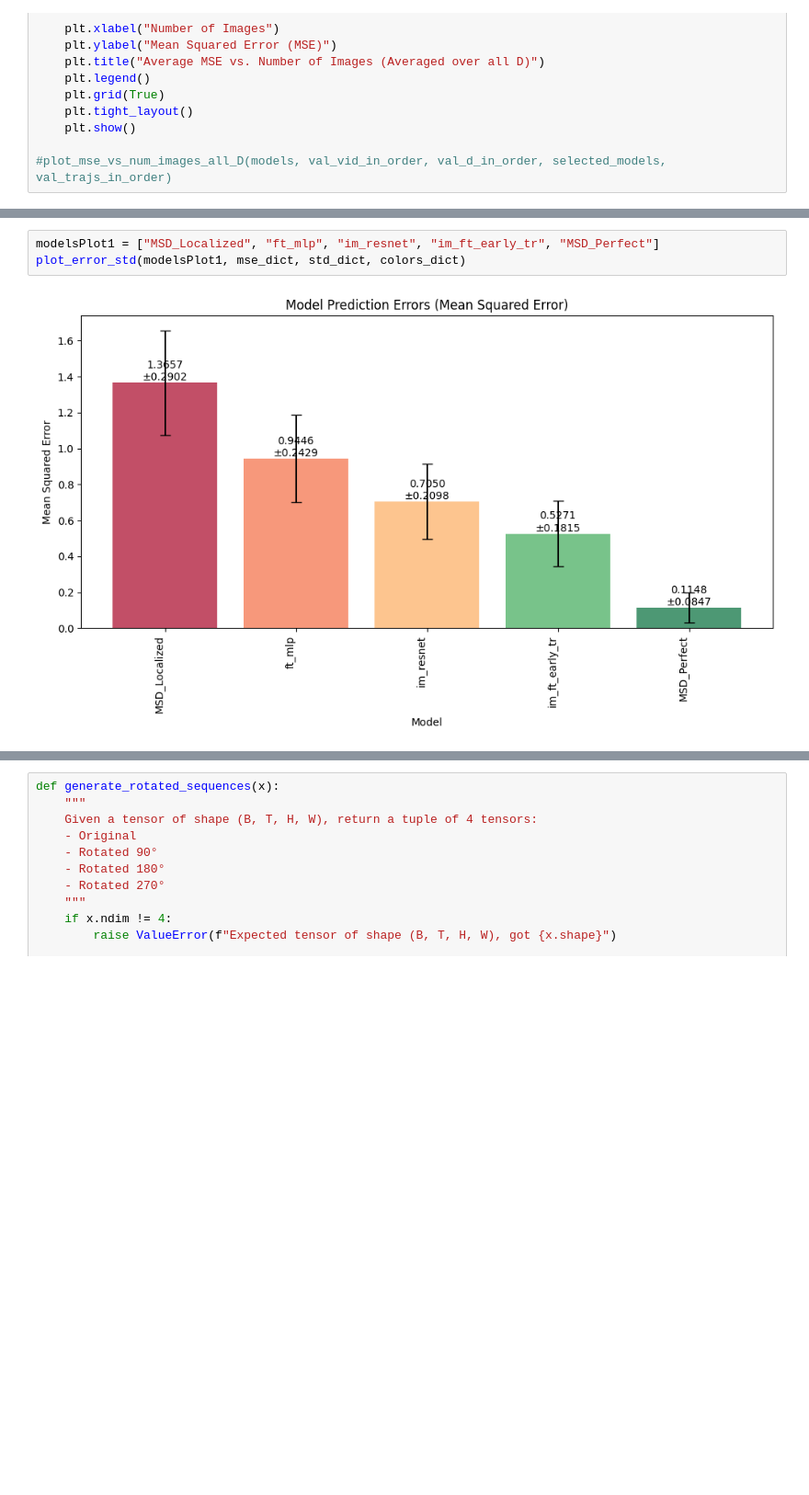
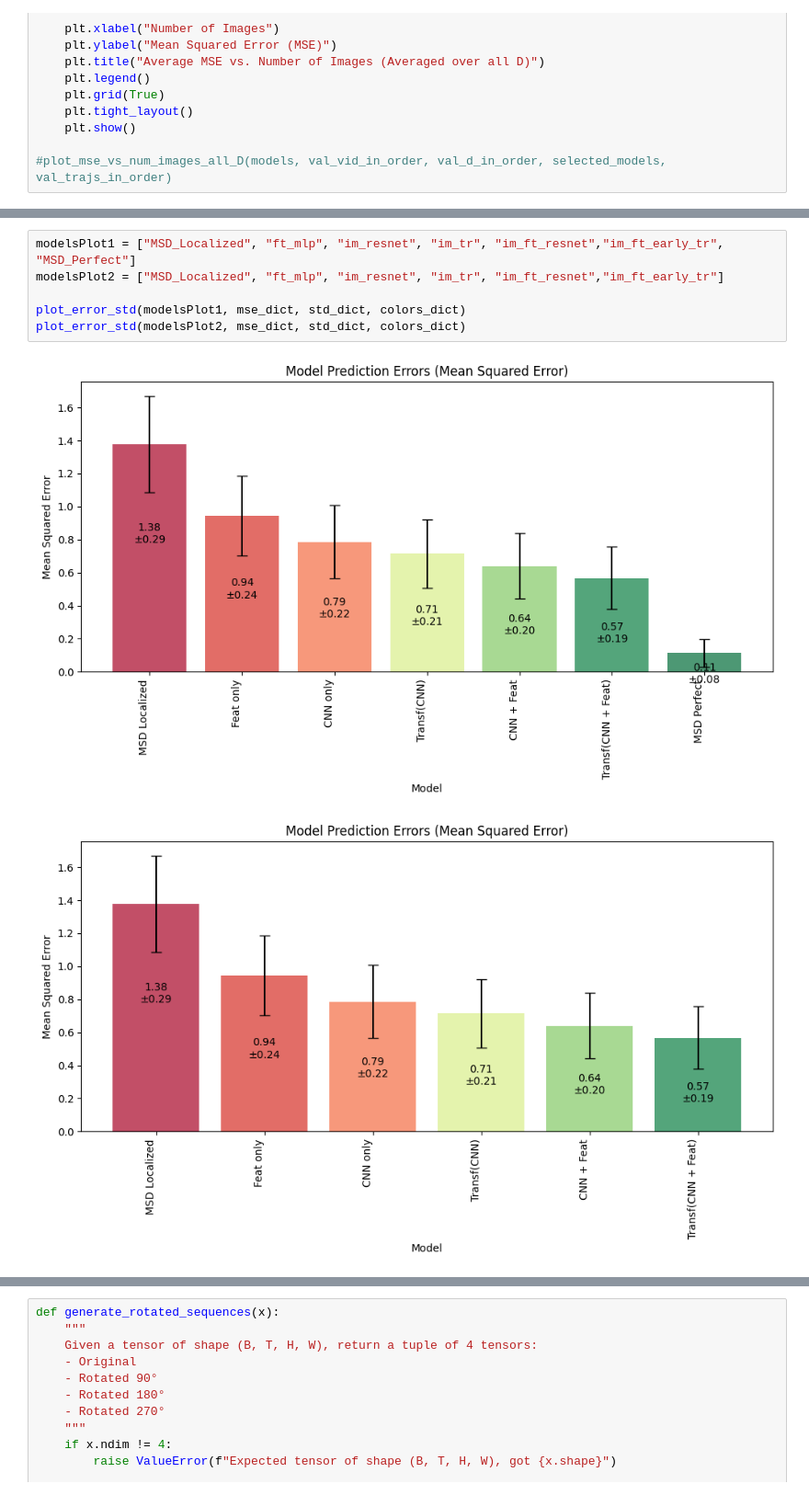
Before and after one commit to Biomedical-Imaging-Group/MolecularDiffusion_MiViT, a Jupyter notebook: train_resultsImagesFeatures.ipynb, the cells around one changed output, grey strips where cells are left out. Shown at 92% size. Saved outputs shown, nothing was run; the diff lists cells and outputs as text; blank space fills up the shorter version.

```diff
--- a/train_resultsImagesFeatures.ipynb
+++ b/train_resultsImagesFeatures.ipynb
@@ -610,5 +617,9 @@ The autoreload extension is already loaded. To reload it, use:
 # %%
-modelsPlot1 = ["MSD_Localized", "ft_mlp", "im_resnet", "im_ft_early_tr", "MSD_Perfect"]
+modelsPlot1 = ["MSD_Localized", "ft_mlp", "im_resnet", "im_tr", "im_ft_resnet","im_ft_early_tr", "MSD_Perfect"]
+modelsPlot2 = ["MSD_Localized", "ft_mlp", "im_resnet", "im_tr", "im_ft_resnet","im_ft_early_tr"]
+
 plot_error_std(modelsPlot1, mse_dict, std_dict, colors_dict)
+plot_error_std(modelsPlot2, mse_dict, std_dict, colors_dict)
 # %% [output]
-[figure, old version]
+[figure, new version]
+[figure, added]
```
Also changed, not shown: parts of 8 cells of this notebook, 5 other files.
